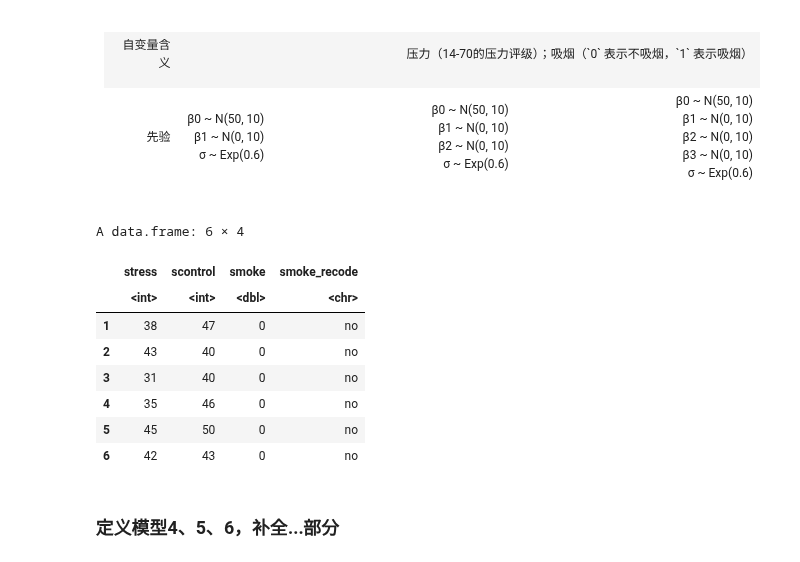
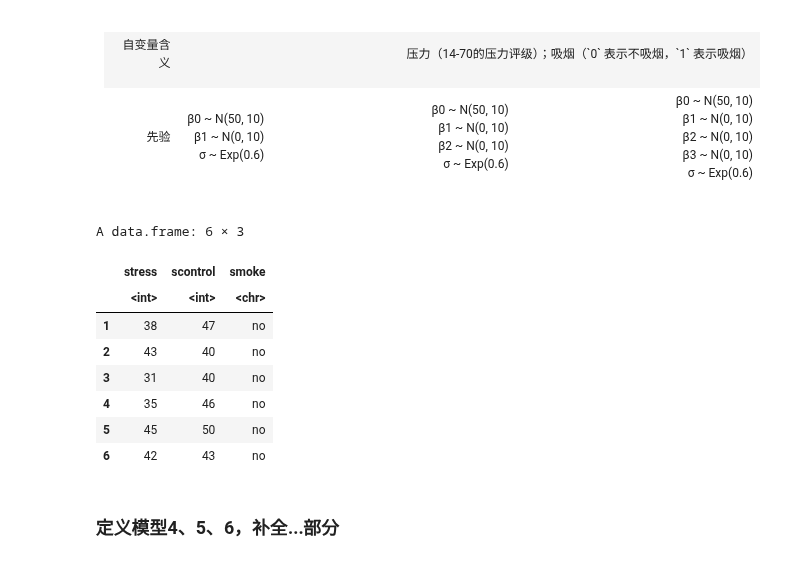
Before and after one commit to hcp4715/psybayesian, a Jupyter notebook: Lecture11.ipynb, the cells around one changed output. Drawn from its saved outputs; the diff is of its cells as text; code cells hidden in the pictures.

```diff
--- a/Lecture11.ipynb
+++ b/Lecture11.ipynb
@@ -858,37 +858,37 @@ options(warn = -1)  # 抑制警告
 # %%
 # 导入数据
 df_re <- tryCatch({
   read.csv('/home/mw/input/bayes3797/Data_Sum_HPP_Multi_Site_Share.csv')
 }, error = function(e) {
   read.csv('data/Data_Sum_HPP_Multi_Site_Share.csv')
 })
 
 # 筛选站点为"Tsinghua"的数据
 df <- df_re %>%
   dplyr::filter(Site == "Tsinghua") %>%  # 筛选条件
   dplyr::select(stress, scontrol, smoke)  # 选择需要的列
 
 # 1 表示吸烟，2表示不吸烟
 df <- df %>%
   dplyr::mutate(smoke = ifelse(smoke == 2, 0, 1),  # 将 'smoke' 列重新编码
-                smoke_recode = ifelse(smoke == 1, "yes", "no"))  # 添加新的 'smoke_recode' 列
+                smoke = ifelse(smoke == 1, "yes", "no"))  # 添加新的 'smoke_recode' 列
 
 # 设置索引
 df <- df %>%
   dplyr::mutate(index = row_number()) %>%  # 创建索引列
   column_to_rownames("index")        # 将 'index' 设置为行名
 
 # 查看处理后的数据框
 head(df)
 # %% [output]
-A data.frame: 6 × 4
+A data.frame: 6 × 3
-|  | stress | scontrol | smoke | smoke_recode |
-|  | <int> | <int> | <dbl> | <chr> |
-| 1 | 38 | 47 | 0 | no |
-| 2 | 43 | 40 | 0 | no |
-| 3 | 31 | 40 | 0 | no |
-| 4 | 35 | 46 | 0 | no |
-| 5 | 45 | 50 | 0 | no |
-| 6 | 42 | 43 | 0 | no |
+|  | stress | scontrol | smoke |
+|  | <int> | <int> | <chr> |
+| 1 | 38 | 47 | no |
+| 2 | 43 | 40 | no |
+| 3 | 31 | 40 | no |
+| 4 | 35 | 46 | no |
+| 5 | 45 | 50 | no |
+| 6 | 42 | 43 | no |
 # %% [markdown]
 ### 定义模型4、5、6，补全...部分
```
Also changed, not shown: parts of 10 cells of this notebook, 1 other file.
